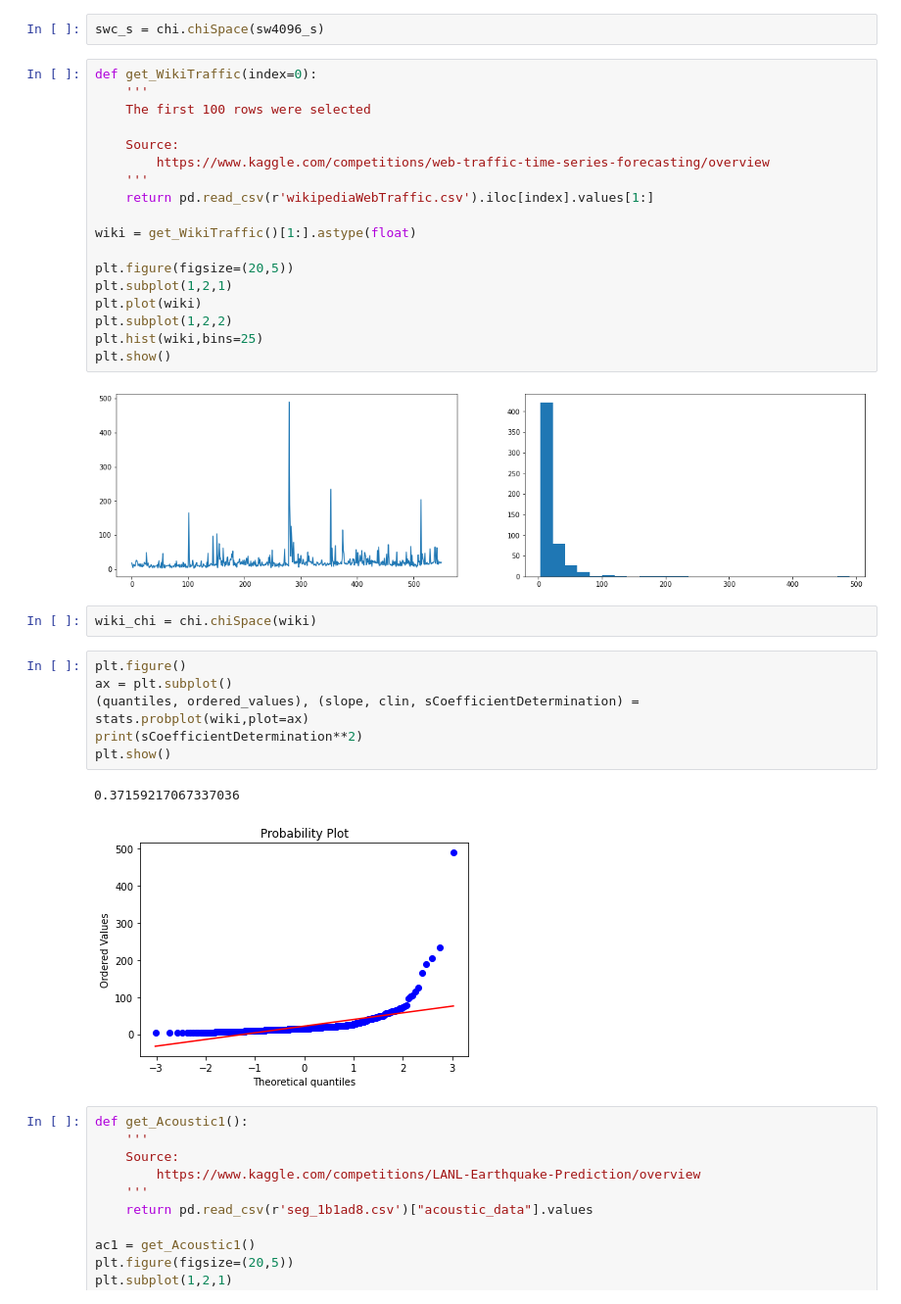
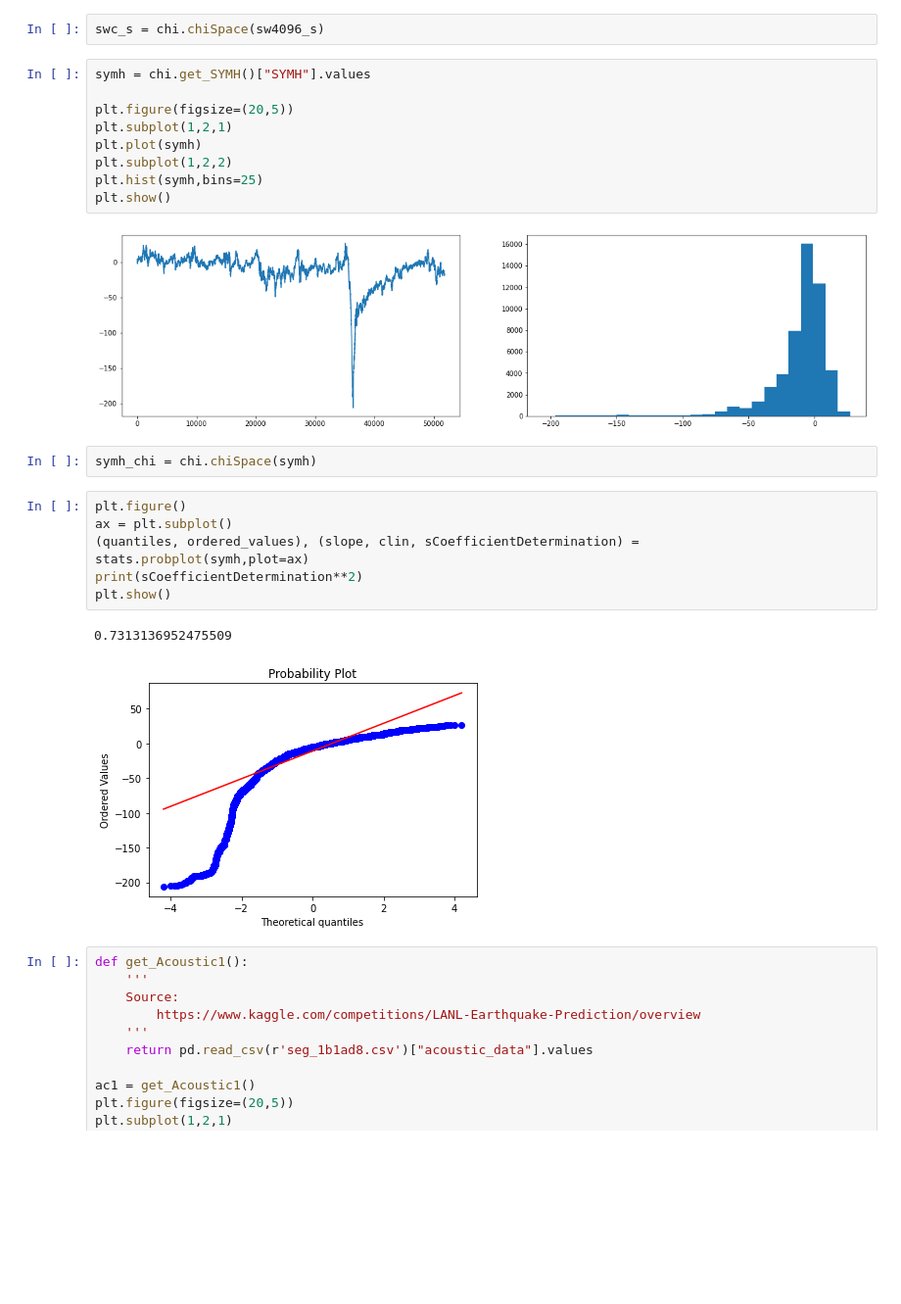
Before and after one commit to rsautter/Chi-Space, a Jupyter notebook: examples/Chi_Space.ipynb, the cells around one changed output. Shown at 98% size. Saved outputs shown, nothing was run; the diff lists cells and outputs as text; blank space fills up the shorter version.

```diff
--- a/examples/Chi_Space.ipynb
+++ b/examples/Chi_Space.ipynb
@@ -78,36 +78,27 @@ plt.show()
 # %%
 swc_s = chi.chiSpace(sw4096_s)
 # %%
-def get_WikiTraffic(index=0):
-	'''
-	The first 100 rows were selected
-
-	Source:
-		https://www.kaggle.com/competitions/web-traffic-time-series-forecasting/overview
-	'''
-	return pd.read_csv(r'wikipediaWebTraffic.csv').iloc[index].values[1:]
-
-wiki = get_WikiTraffic()[1:].astype(float)
+symh = chi.get_SYMH()["SYMH"].values
 
 plt.figure(figsize=(20,5))
 plt.subplot(1,2,1)
-plt.plot(wiki)
+plt.plot(symh)
 plt.subplot(1,2,2)
-plt.hist(wiki,bins=25)
+plt.hist(symh,bins=25)
 plt.show()
 # %% [output]
-[figure, old version]
+[figure, new version]
 # %%
-wiki_chi = chi.chiSpace(wiki)
+symh_chi = chi.chiSpace(symh)
 # %%
 plt.figure()
 ax = plt.subplot()
-(quantiles, ordered_values), (slope, clin, sCoefficientDetermination) =  stats.probplot(wiki,plot=ax)
+(quantiles, ordered_values), (slope, clin, sCoefficientDetermination) =  stats.probplot(symh,plot=ax)
 print(sCoefficientDetermination**2)
 plt.show()
 # %% [output]
-0.37159217067337036
+0.7313136952475509
-[figure, old version]
+[figure, new version]
 # %%
 def get_Acoustic1():
 	'''
```
Also changed, not shown: parts of 8 cells of this notebook, 5 other files.
